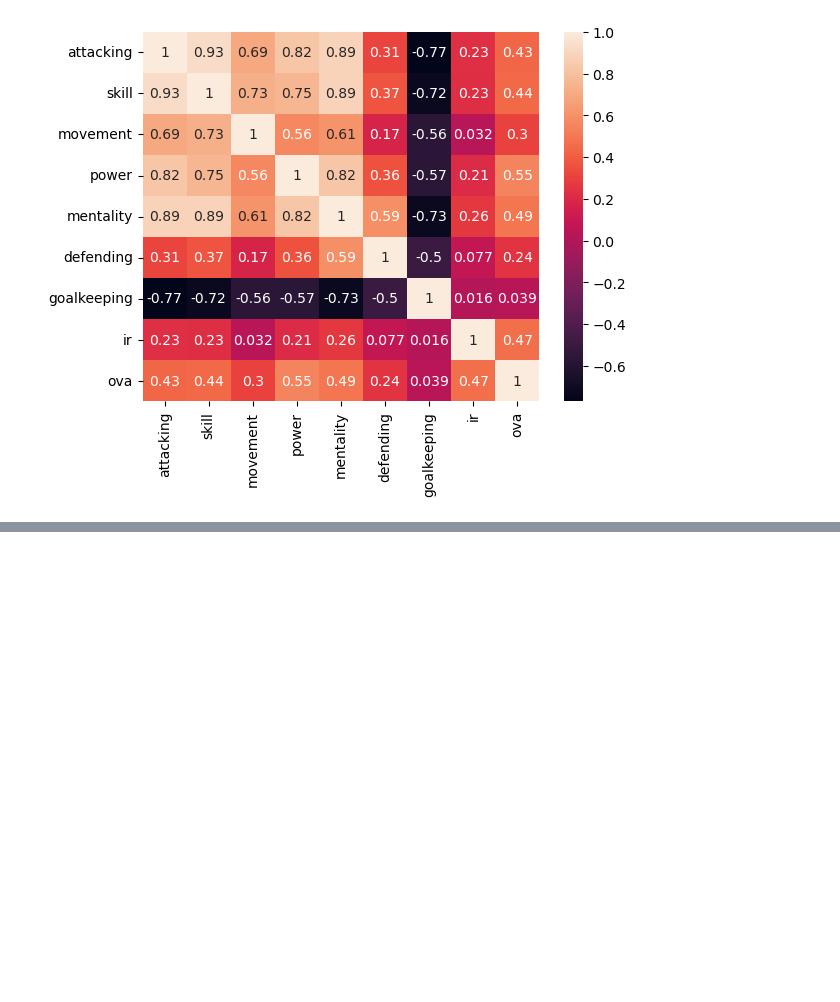
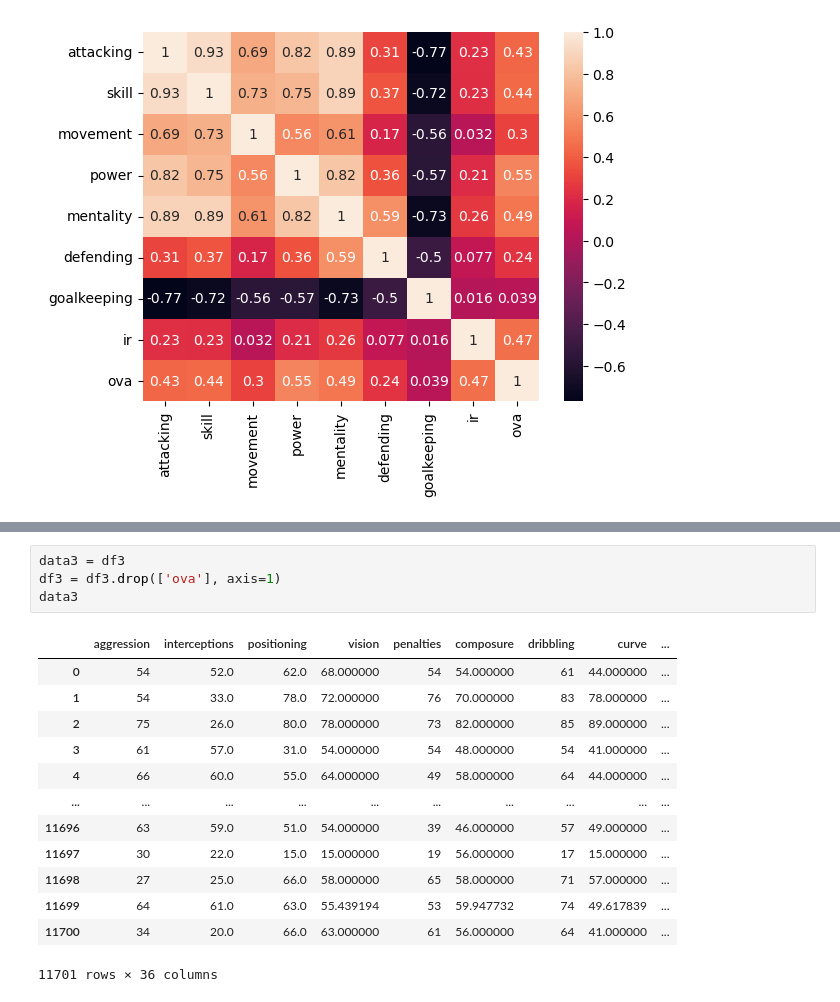
Before and after one commit to laiagomezmessia/Fifa_21_Project, a Jupyter notebook: Fifa21_Project.ipynb, the cells around one changed output, grey strips where cells are left out. Cells and saved outputs as stored; diff of their text form; blank space fills up the shorter version.

```diff
--- a/Fifa21_Project.ipynb
+++ b/Fifa21_Project.ipynb
@@ -400,0 +461,18 @@ r2_score(y_test, predictions_test_impr_2)
+# %%
+data3 = df3
+df3 = df3.drop(['ova'], axis=1)
+data3
+# %% [output]
+|  | aggression | interceptions | positioning | vision | penalties | composure | dribbling | curve | ... |
+| 0 | 54 | 52.0 | 62.0 | 68.000000 | 54 | 54.000000 | 61 | 44.000000 | ... |
+| 1 | 54 | 33.0 | 78.0 | 72.000000 | 76 | 70.000000 | 83 | 78.000000 | ... |
+| 2 | 75 | 26.0 | 80.0 | 78.000000 | 73 | 82.000000 | 85 | 89.000000 | ... |
+| 3 | 61 | 57.0 | 31.0 | 54.000000 | 54 | 48.000000 | 54 | 41.000000 | ... |
+| 4 | 66 | 60.0 | 55.0 | 64.000000 | 49 | 58.000000 | 64 | 44.000000 | ... |
+| ... | ... | ... | ... | ... | ... | ... | ... | ... | ... |
+| 11696 | 63 | 59.0 | 51.0 | 54.000000 | 39 | 46.000000 | 57 | 49.000000 | ... |
+| 11697 | 30 | 22.0 | 15.0 | 15.000000 | 19 | 56.000000 | 17 | 15.000000 | ... |
+| 11698 | 27 | 25.0 | 66.0 | 58.000000 | 65 | 58.000000 | 71 | 57.000000 | ... |
+| 11699 | 64 | 61.0 | 63.0 | 55.439194 | 53 | 59.947732 | 74 | 49.617839 | ... |
+| 11700 | 34 | 20.0 | 66.0 | 63.000000 | 61 | 56.000000 | 64 | 41.000000 | ... |
+11701 rows × 36 columns
```
Also changed, not shown: parts of 78 cells of this notebook, 1 other file.
